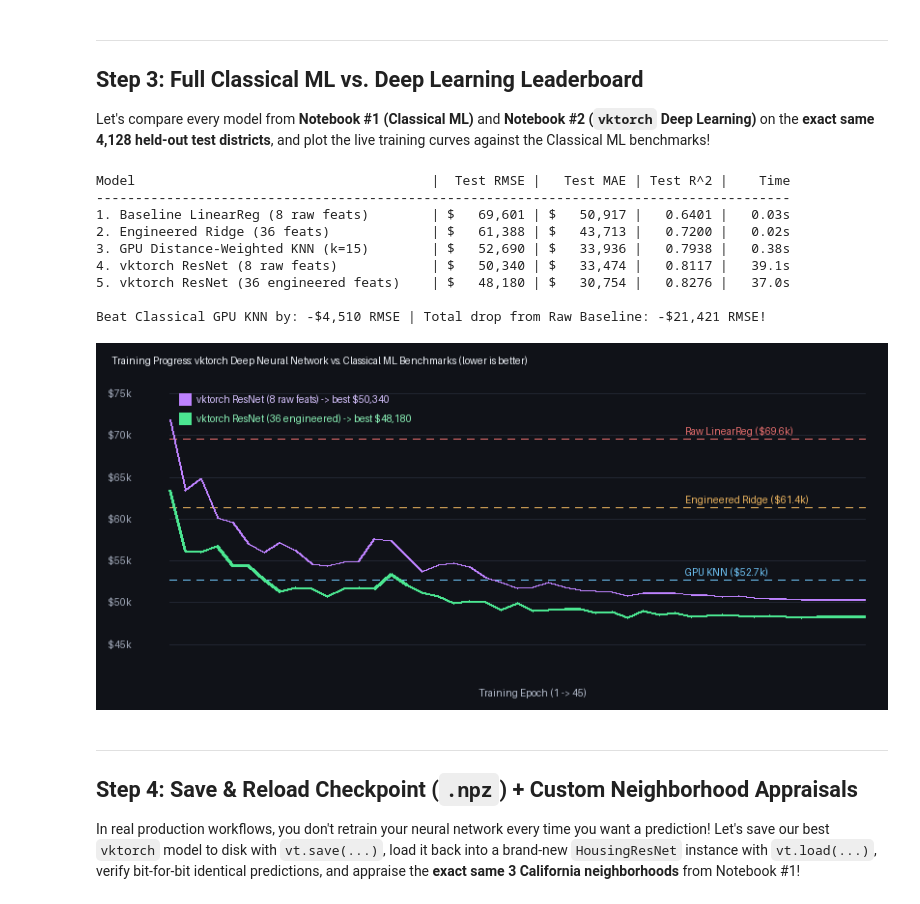
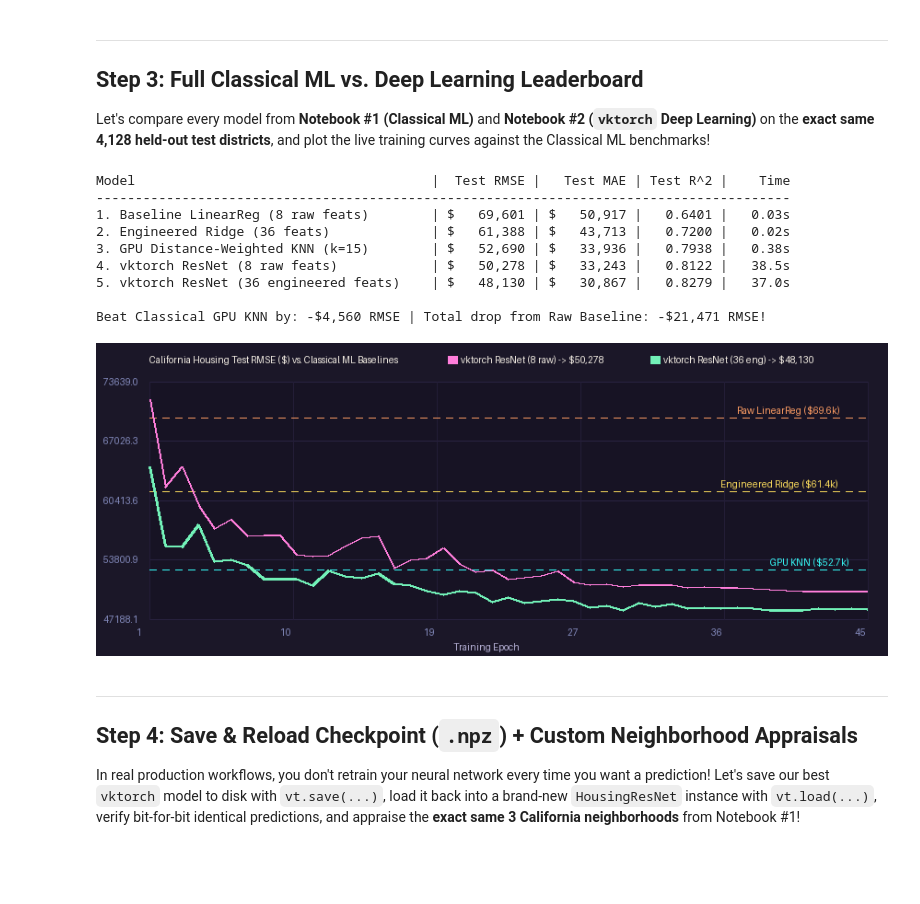
Before and after one commit to billyblackburn/vkdata, a Jupyter notebook: examples/tldr_end2end/02_housing_neural_network.ipynb, the cells around one changed output. Drawn from its saved outputs; the diff is of its cells as text; code cells hidden in the pictures; blank space fills up the shorter version.

Commit message:
Add reusable vkplot ML charts & vkvis legend; refactor Ch. 1-8 to clean one-liners

```diff
--- a/examples/tldr_end2end/02_housing_neural_network.ipynb
+++ b/examples/tldr_end2end/02_housing_neural_network.ipynb
@@ -274,76 +274,52 @@ mae_nn_raw  = float(vkl.mean_absolute_error(y_te, pred_nn_raw))
 r2_nn_raw   = float(vkl.r2_score(y_te, pred_nn_raw))
 
 rmse_nn_eng = float(vkl.root_mean_squared_error(y_te, pred_nn_eng))
 mae_nn_eng  = float(vkl.mean_absolute_error(y_te, pred_nn_eng))
 r2_nn_eng   = float(vkl.r2_score(y_te, pred_nn_eng))
 
 # Classical ML results from Notebook #1 (exact same random_state=42 split)
 leaderboard = [
     ("1. Baseline LinearReg (8 raw feats)",      69601, 50917, 0.6401, "0.03s"),
     ("2. Engineered Ridge (36 feats)",           61388, 43713, 0.7200, "0.02s"),
     ("3. GPU Distance-Weighted KNN (k=15)",      52690, 33936, 0.7938, "0.38s"),
     ("4. vktorch ResNet (8 raw feats)",          rmse_nn_raw, mae_nn_raw, r2_nn_raw, f"{dt_nn_raw:.1f}s"),
     ("5. vktorch ResNet (36 engineered feats)",  rmse_nn_eng, mae_nn_eng, r2_nn_eng, f"{dt_nn_eng:.1f}s"),
 ]
 
 print(f"{'Model':42s} | {'Test RMSE':>10s} | {'Test MAE':>10s} | {'Test R^2':>8s} | {'Time':>7s}")
 print("-" * 89)
 for name, rmse, mae, r2, t_s in leaderboard:
     print(f"{name:42s} | ${rmse:9,.0f} | ${mae:9,.0f} | {r2:8.4f} | {t_s:>7s}")
 
 print(f"\nBeat Classical GPU KNN by: -${52690 - rmse_nn_eng:,.0f} RMSE | Total drop from Raw Baseline: -${69601 - rmse_nn_eng:,.0f} RMSE!")
 
 # Plot learning curve (Test RMSE per epoch) + Classical ML reference lines
-W, H = 820, 380
-pad_l, pad_r, pad_t, pad_b = 76, 24, 44, 42
-pw, ph = W - pad_l - pad_r, H - pad_t - pad_b
-img = Image.new("RGB", (W, H), (16, 18, 24))
-dr = ImageDraw.Draw(img)
-dr.text((16, 12), "Training Progress: vktorch Deep Neural Network vs. Classical ML Benchmarks (lower is better)", fill=(240, 244, 250))
-
-y_min, y_max = 42000.0, 76000.0
-def to_xy(ep_idx, val):
-    x = pad_l + int(ep_idx / max(1, len(te_eng_h) - 1) * pw)
-    y = pad_t + int((1.0 - np.clip((val - y_min) / (y_max - y_min), 0.0, 1.0)) * ph)
-    return x, y
-
-for tick in [45000, 50000, 55000, 60000, 65000, 70000, 75000]:
-    _, y = to_xy(0, tick)
-    dr.line([(pad_l, y), (W - pad_r, y)], fill=(34, 38, 50), width=1)
-    dr.text((12, y - 6), f"${tick//1000}k", fill=(160, 168, 184))
-
-for ref_val, label, col in [
-    (69601, "Raw LinearReg ($69.6k)", (230, 110, 110)),
-    (61388, "Engineered Ridge ($61.4k)", (235, 180, 95)),
-    (52690, "GPU KNN ($52.7k)", (110, 195, 245)),
-]:
-    _, y = to_xy(0, ref_val)
-    for x0 in range(pad_l, W - pad_r, 14):
-        dr.line([(x0, y), (min(x0 + 7, W - pad_r), y)], fill=col, width=1)
-    dr.text((W - 210, y - 14), label, fill=col)
-
-pts_raw = [to_xy(i, v) for i, v in enumerate(te_raw_h)]
-pts_eng = [to_xy(i, v) for i, v in enumerate(te_eng_h)]
-dr.line(pts_raw, fill=(190, 130, 255), width=2)
-dr.line(pts_eng, fill=(75, 230, 145), width=3)
-
-dr.rectangle([pad_l + 10, pad_t + 8, pad_l + 22, pad_t + 20], fill=(190, 130, 255))
-dr.text((pad_l + 28, pad_t + 8), f"vktorch ResNet (8 raw feats) -> best ${rmse_nn_raw:,.0f}", fill=(215, 195, 255))
-dr.rectangle([pad_l + 10, pad_t + 28, pad_l + 22, pad_t + 40], fill=(75, 230, 145))
-dr.text((pad_l + 28, pad_t + 28), f"vktorch ResNet (36 engineered) -> best ${rmse_nn_eng:,.0f}", fill=(140, 245, 185))
-dr.text((pad_l + pw // 2 - 40, H - 24), "Training Epoch (1 -> 45)", fill=(180, 188, 204))
-display(img)
+import vkplot
+ep_x = np.arange(1, len(te_raw_h) + 1, dtype=np.float32)
+display(vkplot.line_chart(
+    [
+        (ep_x, te_raw_h, "#ff7edb", 2, f"vktorch ResNet (8 raw) -> ${rmse_nn_raw:,.0f}"),
+        (ep_x, te_eng_h, "#72f1b8", 3, f"vktorch ResNet (36 eng) -> ${rmse_nn_eng:,.0f}"),
+    ],
+    hlines=[
+        (69601, "Raw LinearReg ($69.6k)", "#ff9e64"),
+        (61388, "Engineered Ridge ($61.4k)", "#fede5d"),
+        (52690, "GPU KNN ($52.7k)", "#36f9f6"),
+    ],
+    title="California Housing Test RMSE ($) vs. Classical ML Baselines",
+    x_label="Training Epoch", width=860, height=340,
+))
 # %% [output]
 Model                                      |  Test RMSE |   Test MAE | Test R^2 |    Time
 -----------------------------------------------------------------------------------------
 1. Baseline LinearReg (8 raw feats)        | $   69,601 | $   50,917 |   0.6401 |   0.03s
 2. Engineered Ridge (36 feats)             | $   61,388 | $   43,713 |   0.7200 |   0.02s
 3. GPU Distance-Weighted KNN (k=15)        | $   52,690 | $   33,936 |   0.7938 |   0.38s
-4. vktorch ResNet (8 raw feats)            | $   50,340 | $   33,474 |   0.8117 |   39.1s
-5. vktorch ResNet (36 engineered feats)    | $   48,180 | $   30,754 |   0.8276 |   37.0s
+4. vktorch ResNet (8 raw feats)            | $   50,278 | $   33,243 |   0.8122 |   38.5s
+5. vktorch ResNet (36 engineered feats)    | $   48,130 | $   30,867 |   0.8279 |   37.0s
 
-Beat Classical GPU KNN by: -$4,510 RMSE | Total drop from Raw Baseline: -$21,421 RMSE!
+Beat Classical GPU KNN by: -$4,560 RMSE | Total drop from Raw Baseline: -$21,471 RMSE!
-[figure, old version]
+[figure, new version]
 # %% [markdown]
 ---
 ## Step 4: Save & Reload Checkpoint (`.npz`) + Custom Neighborhood Appraisals
```
Also changed, not shown: parts of 2 cells of this notebook, 20 other files.
